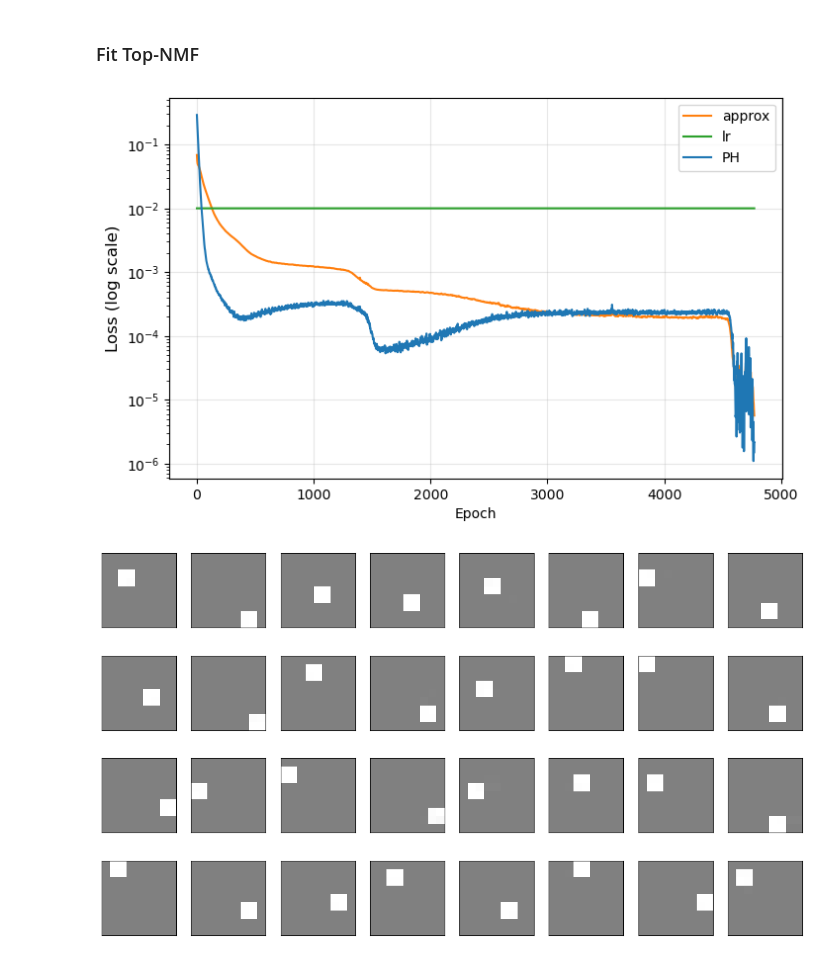
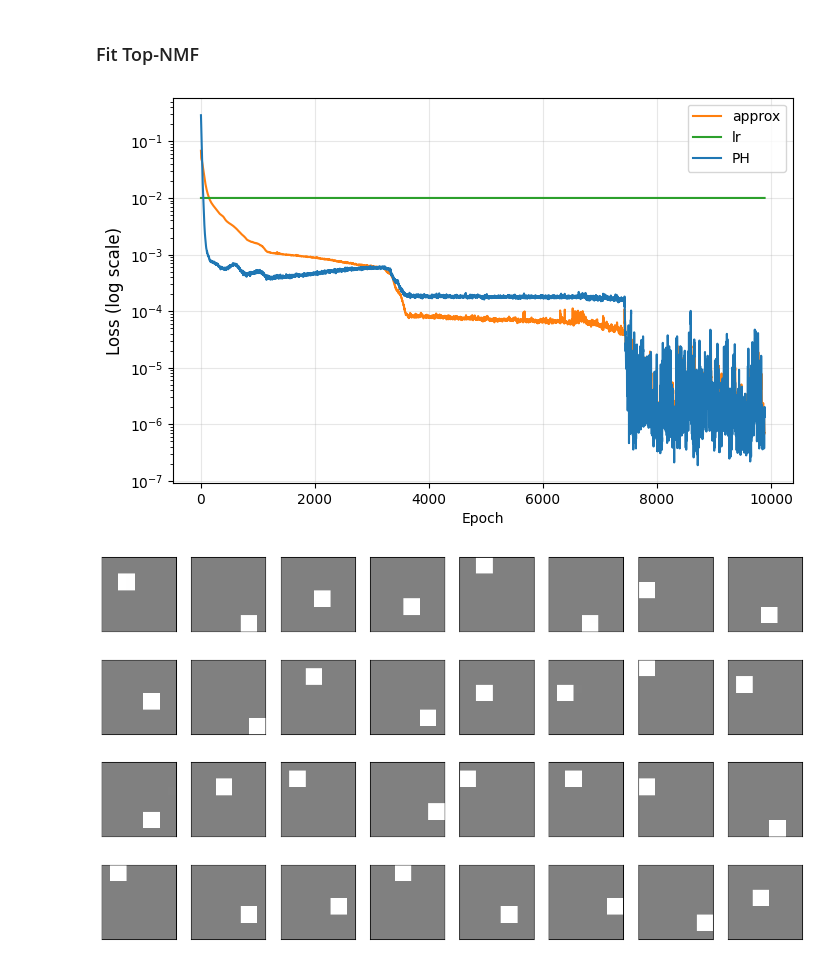
Before and after one commit to shizuo-kaji/TopNMF, a Jupyter notebook: notebook/2DImage.ipynb, the cells around one changed output. Drawn from its saved outputs; the diff is of its cells as text; code cells hidden in the pictures.

```diff
--- a/notebook/2DImage.ipynb
+++ b/notebook/2DImage.ipynb
@@ -500,34 +509,34 @@ model_ichi = TopologicalNMF(
     device=device,
     complex=cubical_ichi,
     ph_loss_fn=target_diagram_loss,
     data_shape=image_shape,
     use_embedding=False,
     random_state=42,
 )
 
 monitor_ichi = FitMonitor(
     show=["loss", "basis", "PH"],
     interval=10,
     grid=(4, 8),
     PHmode="V",
     superlevel=True,
 )
 
 model_ichi.fit(
     X_ichi_flat,
-    n_iterations=5000,
+    n_iterations=10000,
     lr=0.01,
     lambda_top=0.7,
     weight_decay=0.2,
-    PH_dims=[0, 1],
+    PH_dims=[0],
     start_epoch_topological=0,
     verbose=True,
     target_diagrams=target_diagrams_ichi,
     init_method="nndsvdar",
     monitor=monitor_ichi,
 )
 
 plt.close("all")
 # %% [output]
-[figure, old version]
+[figure, new version]
-[figure, old version]
+[figure, new version]
```
Also changed, not shown: parts of 10 cells of this notebook, 1 other file.
